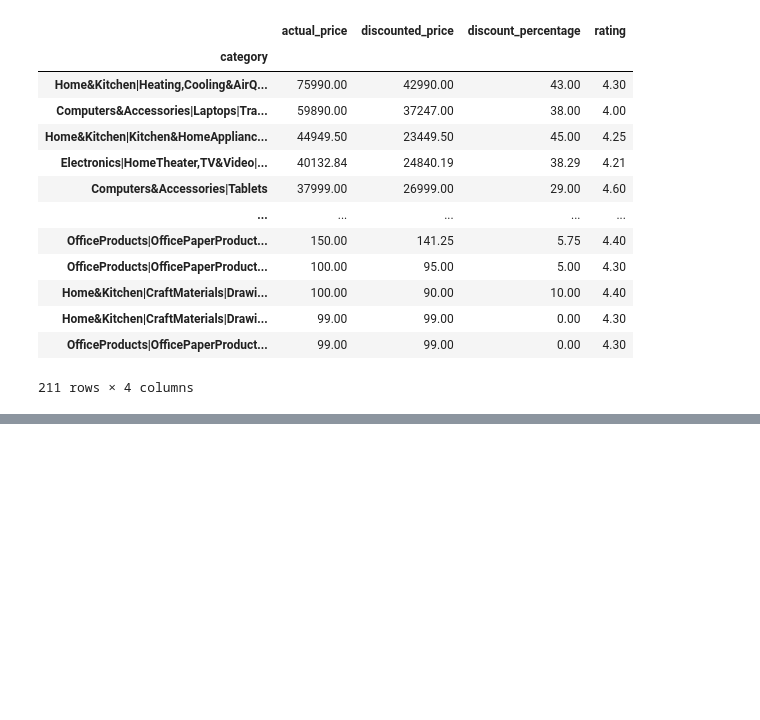
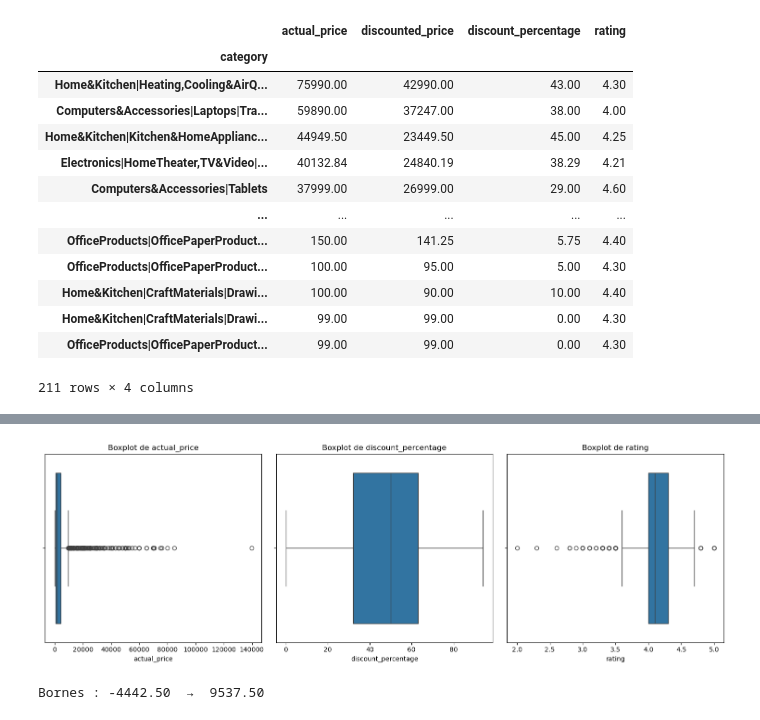
Before and after one commit to salaheddineelazouti/Mini-projet-Amazon-Sales-Dataset, a Jupyter notebook: Exploration du jeu de données Amazon Sales.ipynb, the cells around one changed output, grey strips where cells are left out. Cells and saved outputs as stored; diff of their text form; code cells hidden in the pictures; blank space fills up the shorter version.

```diff
--- a/Exploration du jeu de données Amazon Sales.ipynb
+++ b/Exploration du jeu de données Amazon Sales.ipynb
@@ -171,0 +198,22 @@ cat_summary.round(2)
+# %%
+plt.figure(figsize=(15,5))
+for i, col in enumerate(["actual_price", "discount_percentage", "rating"], 1):
+    plt.subplot(1, 3, i)
+    sns.boxplot(x=df[col])
+    plt.title(f"Boxplot de {col}")
+plt.tight_layout()
+plt.show()
+# %% [output]
+[figure, added]
+# %%
+Q1 = df["actual_price"].quantile(0.25)
+Q3 = df["actual_price"].quantile(0.75)
+IQR = Q3 - Q1
+
+# Définir les limites
+lower_bound = Q1 - 1.5 * IQR
+upper_bound = Q3 + 1.5 * IQR
+
+print(f"Bornes : {lower_bound:.2f}  →  {upper_bound:.2f}")
+# %% [output]
+Bornes : -4442.50  →  9537.50
```
Also changed, not shown: parts of 3 cells of this notebook.
